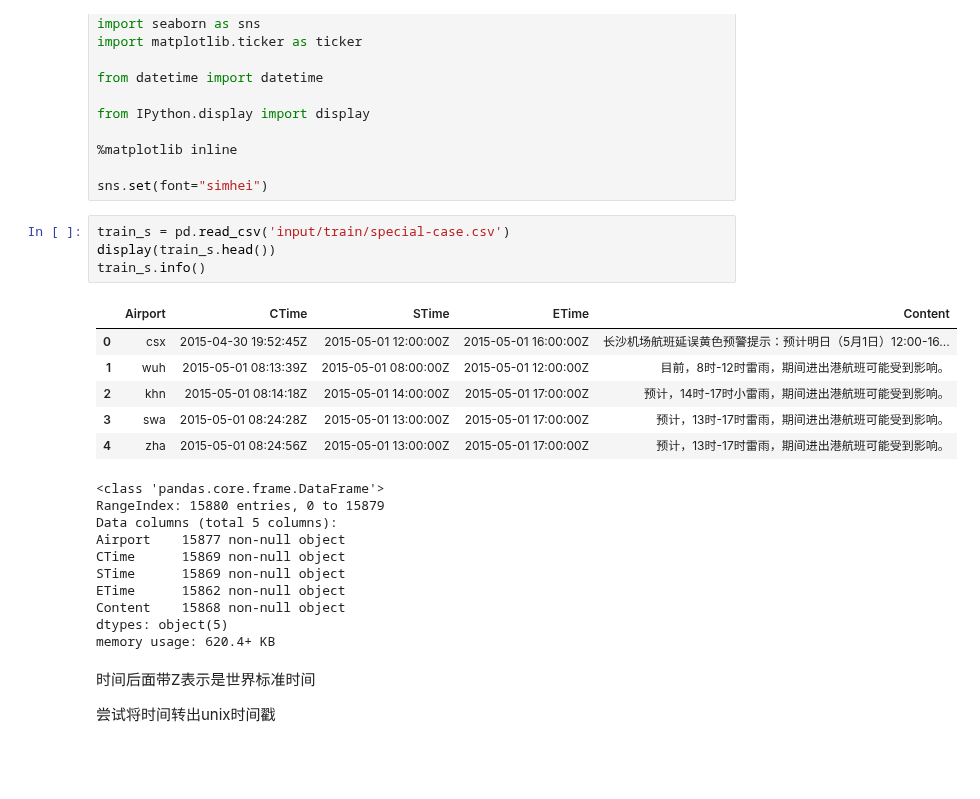
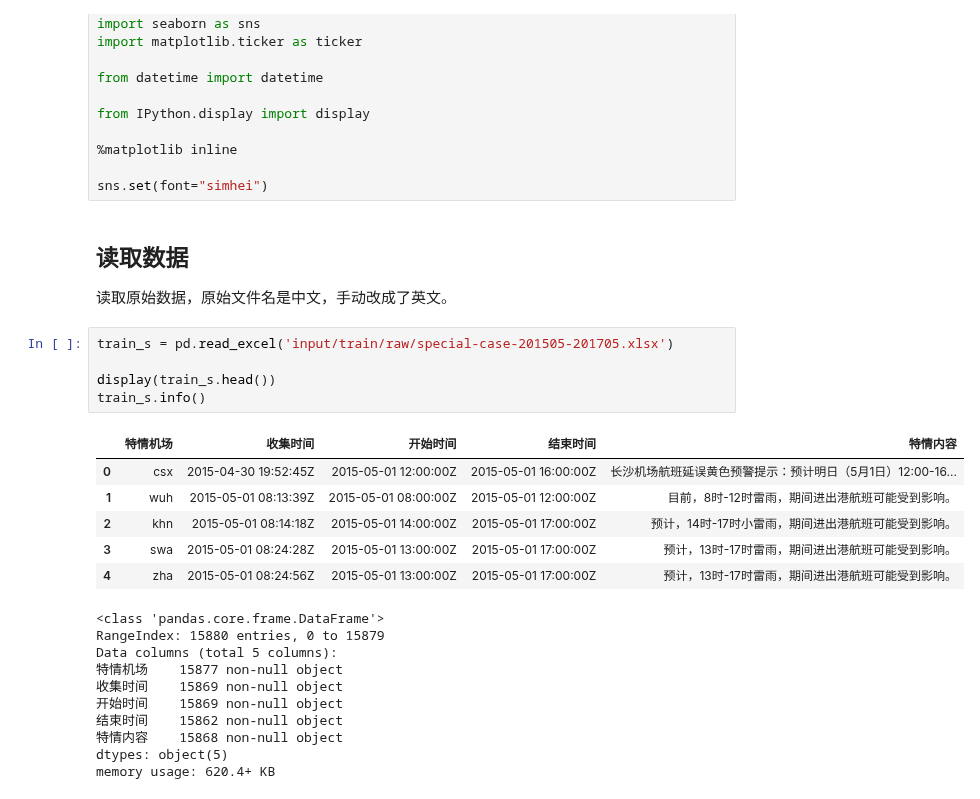
Before and after one commit to coder-ss/ml-learn, a Jupyter notebook: competition/ctrip-fight/data-special.ipynb, the cells around one changed output. Cells and saved outputs as stored; diff of their text form; blank space fills up the shorter version.

```diff
--- a/competition/ctrip-fight/data-special.ipynb
+++ b/competition/ctrip-fight/data-special.ipynb
@@ -12,12 +14,17 @@ from IPython.display import display
 %matplotlib inline
 
 sns.set(font="simhei")
+# %% [markdown]
+## 读取数据
+
+读取原始数据，原始文件名是中文，手动改成了英文。
 # %%
-train_s = pd.read_csv('input/train/special-case.csv')
+train_s = pd.read_excel('input/train/raw/special-case-201505-201705.xlsx')
+
 display(train_s.head())
 train_s.info()
 # %% [output]
-|  | Airport | CTime | STime | ETime | Content |
+|  | 特情机场 | 收集时间 | 开始时间 | 结束时间 | 特情内容 |
 | 0 | csx | 2015-04-30 19:52:45Z | 2015-05-01 12:00:00Z | 2015-05-01 16:00:00Z | 长沙机场航班延误黄色预警提示：预计明日（5月1日）12:00-16... |
 | 1 | wuh | 2015-05-01 08:13:39Z | 2015-05-01 08:00:00Z | 2015-05-01 12:00:00Z | 目前，8时-12时雷雨，期间进出港航班可能受到影响。 |
 | 2 | khn | 2015-05-01 08:14:18Z | 2015-05-01 14:00:00Z | 2015-05-01 17:00:00Z | 预计，14时-17时小雷雨，期间进出港航班可能受到影响。 |
@@ -26,14 +33,10 @@ train_s.info()
 <class 'pandas.core.frame.DataFrame'>
 RangeIndex: 15880 entries, 0 to 15879
 Data columns (total 5 columns):
-Airport    15877 non-null object
-CTime      15869 non-null object
-STime      15869 non-null object
-ETime      15862 non-null object
-Content    15868 non-null object
+特情机场    15877 non-null object
+收集时间    15869 non-null object
+开始时间    15869 non-null object
+结束时间    15862 non-null object
+特情内容    15868 non-null object
 dtypes: object(5)
 memory usage: 620.4+ KB
-# %% [markdown]
-时间后面带Z表示是世界标准时间
-
-尝试将时间转出unix时间戳
```
Also changed, not shown: parts of 28 cells of this notebook, 2 other files.
